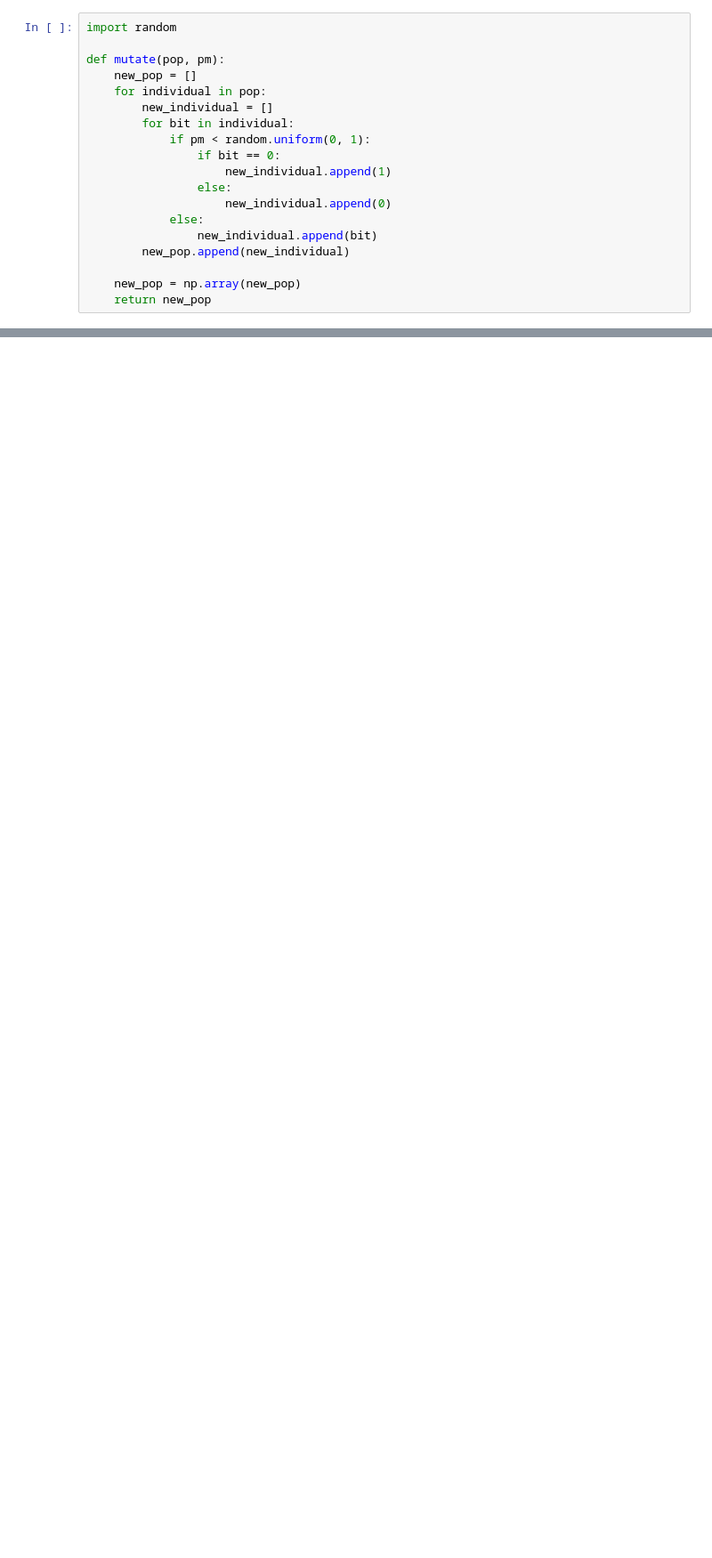
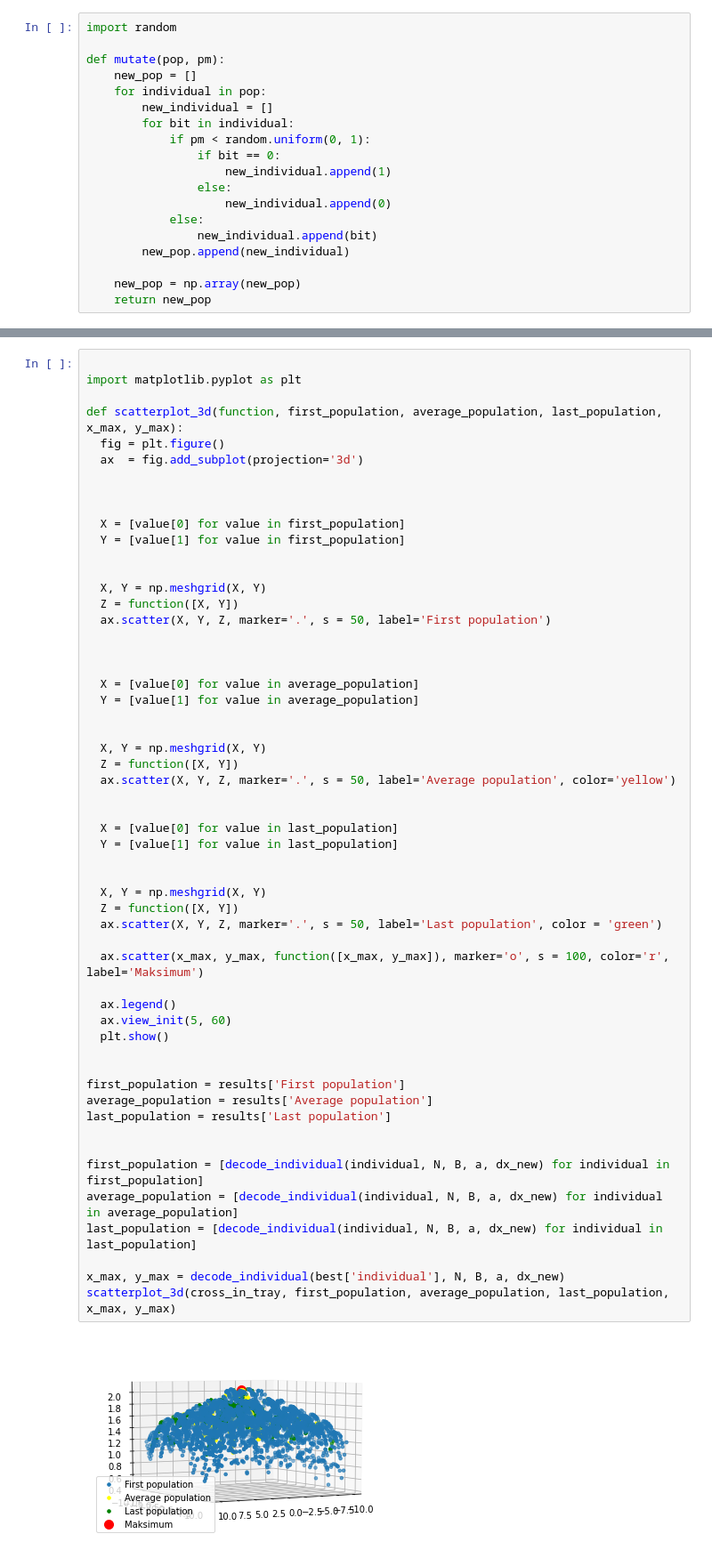
Before and after one commit to atioi/Classic-genetic-algorithm, a Jupyter notebook: Genetic-Algorithm .ipynb, the cells around one changed output, grey strips where cells are left out. Shown at 89% size. Drawn from its saved outputs; the diff is of its cells as text; blank space fills up the shorter version.

```diff
--- a/Genetic-Algorithm .ipynb
+++ b/Genetic-Algorithm .ipynb
@@ -215,0 +333,57 @@ plt.show()
+# %%
+
+import matplotlib.pyplot as plt
+
+def scatterplot_3d(function, first_population, average_population, last_population, x_max, y_max):
+  fig = plt.figure()
+  ax  = fig.add_subplot(projection='3d')
+
+
+
+  X = [value[0] for value in first_population]
+  Y = [value[1] for value in first_population]
+
+
+  X, Y = np.meshgrid(X, Y)
+  Z = function([X, Y])
+  ax.scatter(X, Y, Z, marker='.', s = 50, label='First population')
+
+
+
+  X = [value[0] for value in average_population]
+  Y = [value[1] for value in average_population]
+
+
+  X, Y = np.meshgrid(X, Y)
+  Z = function([X, Y])
+  ax.scatter(X, Y, Z, marker='.', s = 50, label='Average population', color='yellow')
+
+
+  X = [value[0] for value in last_population]
+  Y = [value[1] for value in last_population]
+
+
+  X, Y = np.meshgrid(X, Y)
+  Z = function([X, Y])
+  ax.scatter(X, Y, Z, marker='.', s = 50, label='Last population', color = 'green')
+
+  ax.scatter(x_max, y_max, function([x_max, y_max]), marker='o', s = 100, color='r', label='Maksimum')
+
+  ax.legend()
+  ax.view_init(5, 60)
+  plt.show()
+
+
+first_population = results['First population']
+average_population = results['Average population']
+last_population = results['Last population']
+
+
+first_population = [decode_individual(individual, N, B, a, dx_new) for individual in first_population]
+average_population = [decode_individual(individual, N, B, a, dx_new) for individual in average_population]
+last_population = [decode_individual(individual, N, B, a, dx_new) for individual in last_population]
+
+x_max, y_max = decode_individual(best['individual'], N, B, a, dx_new)
+scatterplot_3d(cross_in_tray, first_population, average_population, last_population, x_max, y_max)
+# %% [output]
+[figure, added]
```
Also changed, not shown: parts of 37 cells of this notebook.
